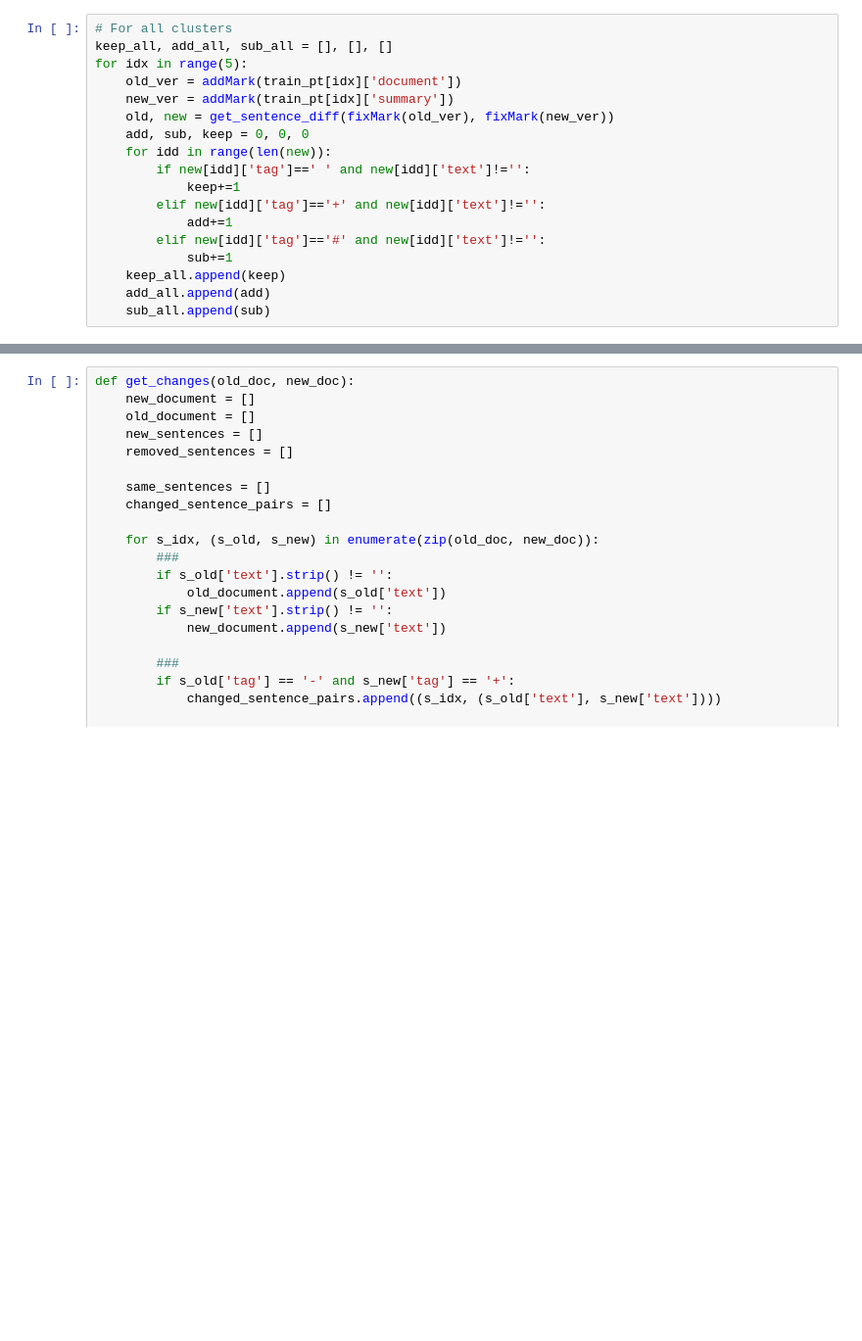
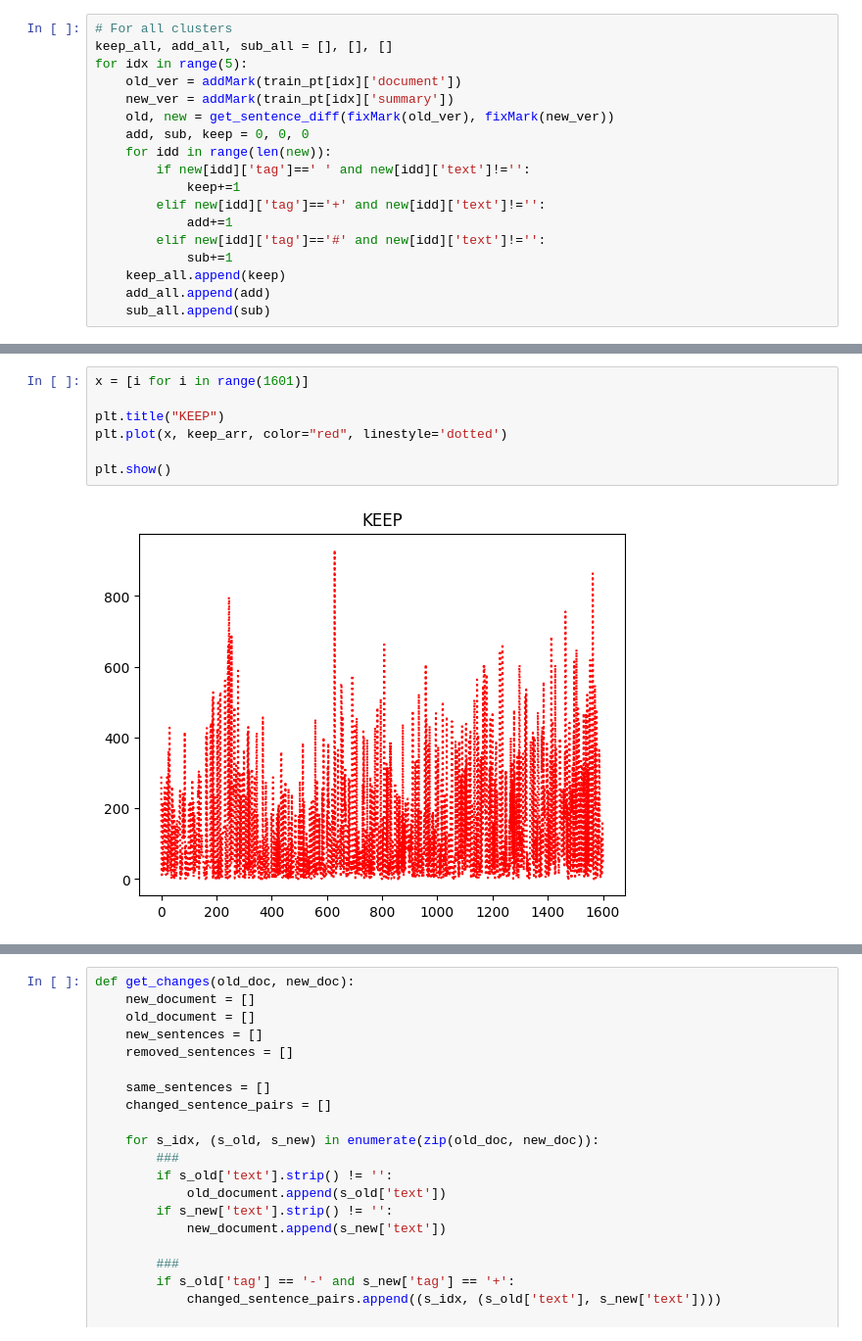
Before and after one commit to theQuert/Knowledge-Updating-System, a Jupyter notebook: edit_data.ipynb, the cells around one changed output, grey strips where cells are left out. Shown: that part at 98% size. Cells and saved outputs as stored; diff of their text form; blank space fills up the shorter version.

```diff
--- a/edit_data.ipynb
+++ b/edit_data.ipynb
@@ -738,0 +747,9 @@ for idx in range(5):
+# %%
+x = [i for i in range(1601)]
+
+plt.title("KEEP")
+plt.plot(x, keep_arr, color="red", linestyle='dotted')
+
+plt.show()
+# %% [output]
+[figure, added]
```
Also changed, not shown: parts of 8 cells of this notebook, 1 other file.
